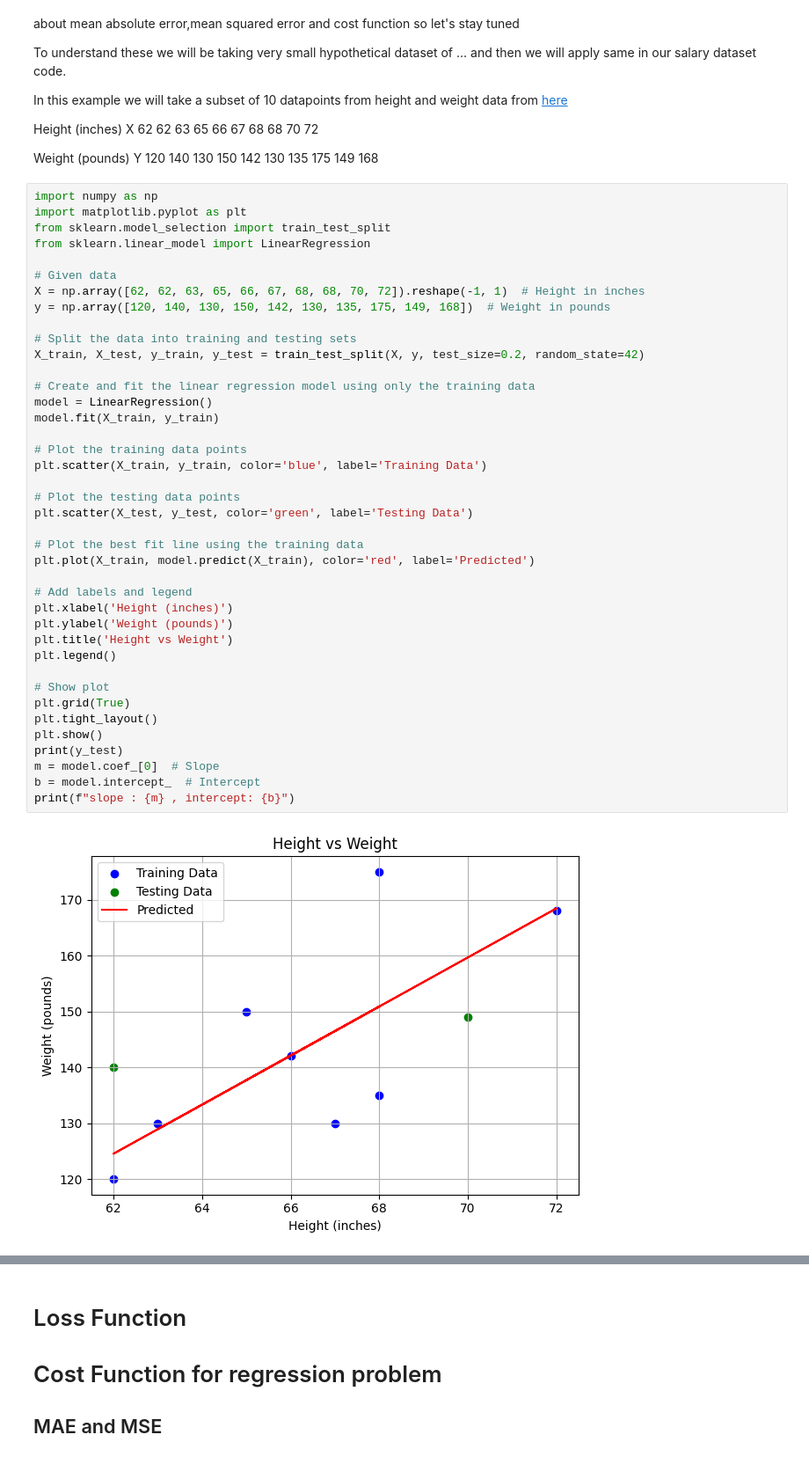
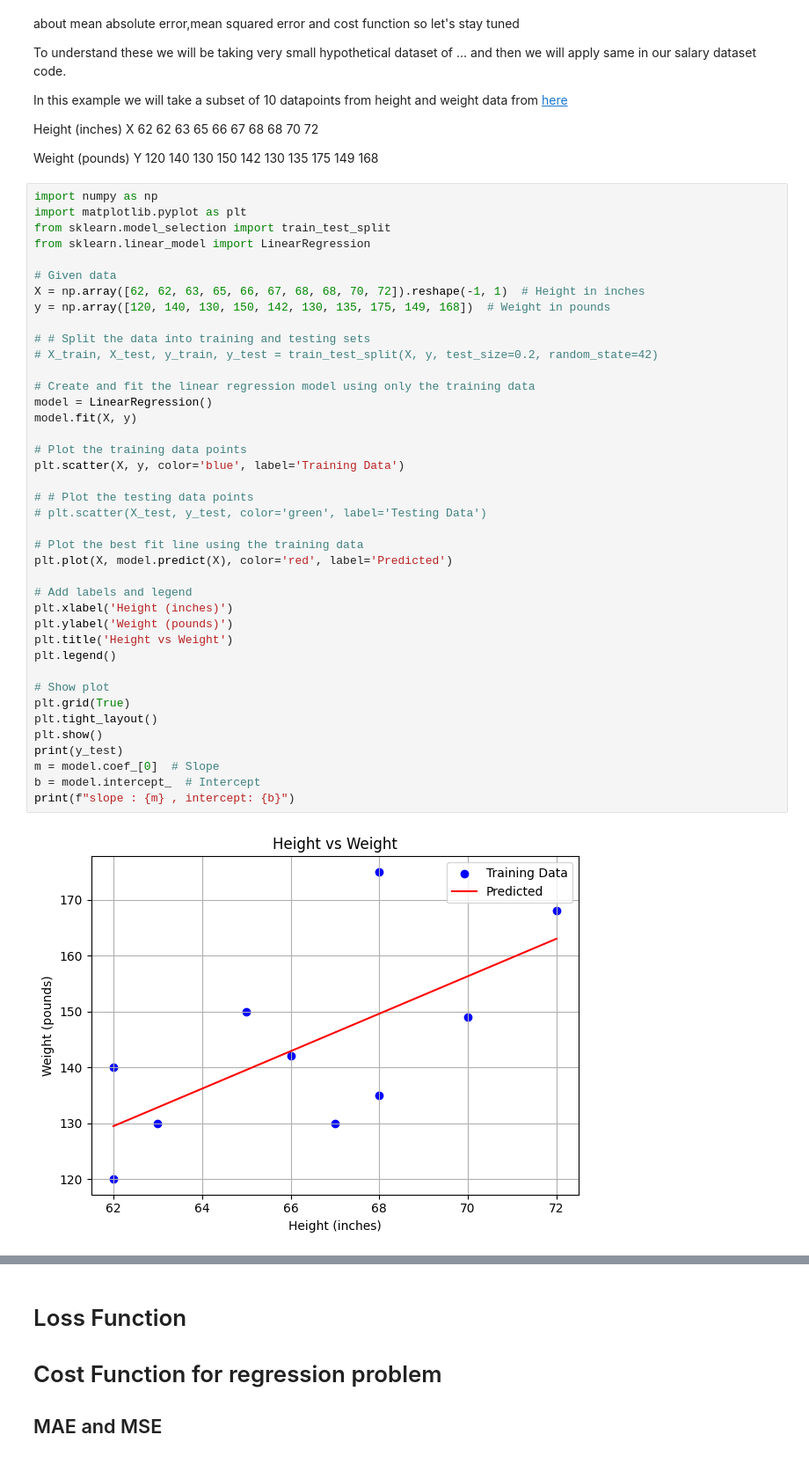
Before and after one commit to anuradha-datascience/machine-learning, a Jupyter notebook: MachineLearningforBeginners_Part_1_Linear_Regression.ipynb, the cells around one changed output, grey strips where cells are left out. Shown: that part at 88% size. Drawn from its saved outputs; the diff is of its cells as text.

```diff
--- a/MachineLearningforBeginners_Part_1_Linear_Regression.ipynb
+++ b/MachineLearningforBeginners_Part_1_Linear_Regression.ipynb
@@ -309,39 +309,39 @@ from sklearn.model_selection import train_test_split
 from sklearn.linear_model import LinearRegression
 
 # Given data
 X = np.array([62, 62, 63, 65, 66, 67, 68, 68, 70, 72]).reshape(-1, 1)  # Height in inches
 y = np.array([120, 140, 130, 150, 142, 130, 135, 175, 149, 168])  # Weight in pounds
 
-# Split the data into training and testing sets
-X_train, X_test, y_train, y_test = train_test_split(X, y, test_size=0.2, random_state=42)
+# # Split the data into training and testing sets
+# X_train, X_test, y_train, y_test = train_test_split(X, y, test_size=0.2, random_state=42)
 
 # Create and fit the linear regression model using only the training data
 model = LinearRegression()
-model.fit(X_train, y_train)
+model.fit(X, y)
 
 # Plot the training data points
-plt.scatter(X_train, y_train, color='blue', label='Training Data')
+plt.scatter(X, y, color='blue', label='Training Data')
 
-# Plot the testing data points
-plt.scatter(X_test, y_test, color='green', label='Testing Data')
+# # Plot the testing data points
+# plt.scatter(X_test, y_test, color='green', label='Testing Data')
 
 # Plot the best fit line using the training data
-plt.plot(X_train, model.predict(X_train), color='red', label='Predicted')
+plt.plot(X, model.predict(X), color='red', label='Predicted')
 
 # Add labels and legend
 plt.xlabel('Height (inches)')
 plt.ylabel('Weight (pounds)')
 plt.title('Height vs Weight')
 plt.legend()
 
 # Show plot
 plt.grid(True)
 plt.tight_layout()
 plt.show()
 print(y_test)
 m = model.coef_[0]  # Slope
 b = model.intercept_  # Intercept
 print(f"slope : {m} , intercept: {b}")
 # %% [output]
-[figure, old version]
+[figure, new version]
 [149 140]
```
Also changed, not shown: parts of 17 cells of this notebook.
